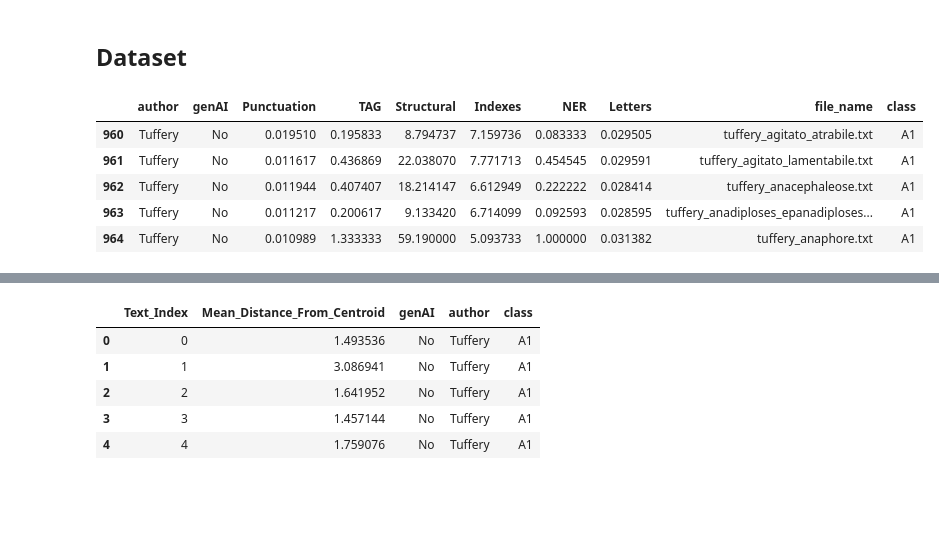
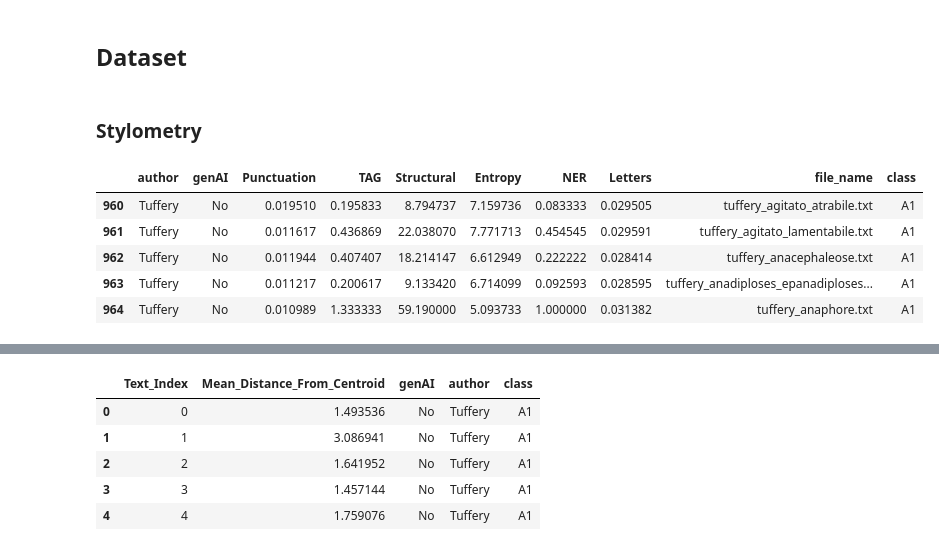
Before and after one commit to sma-libra/style-embedding-sensitivity, a Jupyter notebook: Results/4.3_stylistic_influence_of_gen_AI.ipynb, the cells around one changed output, grey strips where cells are left out. Saved outputs shown, nothing was run; the diff lists cells and outputs as text; code cells hidden in the pictures; blank space fills up the shorter version.

```diff
--- a/Results/4.3_stylistic_influence_of_gen_AI.ipynb
+++ b/Results/4.3_stylistic_influence_of_gen_AI.ipynb
@@ -135,18 +91,24 @@ stylo_df_fr = pd.read_excel('/content/drive/MyDrive/style-extension/FRENCH/Résu
+# %% [markdown]
+### Stylometry
+# %%
+stylo_df_fr = pd.read_excel('./stylo_terreau_df.xlsx')
 # %%
-stylo_df_A1_fr = stylo_df_fr[stylo_df_fr['author'] == "Tuffery"]
-stylo_df_A2_fr = stylo_df_fr[stylo_df_fr['genAI'] != "No"]
-stylo_df_A1_A2_fr = pd.concat([stylo_df_A1_fr, stylo_df_A2_fr], axis=0)
+stylo_df_tuffery_ref = stylo_df_fr[stylo_df_fr['author'] == "Tuffery"]
+stylo_df_style_gen = stylo_df_fr[stylo_df_fr['genAI'] != "No"]
+stylo_df_TS_gen= pd.concat([stylo_df_tuffery_ref, stylo_df_style_gen], axis=0)
 
-stylo_df_A1_A2_fr = stylo_df_A1_A2_fr.rename(columns={"id": "file_name", "Unnamed: 0":"id"})
-stylo_df_A1_A2_fr = stylo_df_A1_A2_fr.drop(columns=["text_id",
-                                                    # "Other Features",
+stylo_df_TS_gen = stylo_df_TS_gen.rename(columns={"id": "file_name", "Unnamed: 0":"id"})
+stylo_df_TS_gen = stylo_df_TS_gen.drop(columns=["text_id",
                                                     "id"])
+stylo_df_TS_gen = stylo_df_TS_gen.rename(columns={'Indexes': 'Entropy'})
 
-stylo_df_A1_A2_fr["class"] = stylo_df_A1_A2_fr["genAI"].map({"No": "A1", "mistral": "A2", "gpt": "A2", "gemini":"A2"})
+stylo_df_TS_gen["class"] = stylo_df_TS_gen["genAI"].map({"No": "A1", "mistral": "A2", "gpt": "A2", "gemini":"A2"})
+
+stylo_df = stylo_df_TS_gen
 # %%
-stylo_df_A1_A2_fr.head()
+stylo_df.head()
 # %% [output]
-|  | author | genAI | Punctuation | TAG | Structural | Indexes | NER | Letters | file_name | class |
+|  | author | genAI | Punctuation | TAG | Structural | Entropy | NER | Letters | file_name | class |
 | 960 | Tuffery | No | 0.019510 | 0.195833 | 8.794737 | 7.159736 | 0.083333 | 0.029505 | tuffery_agitato_atrabile.txt | A1 |
 | 961 | Tuffery | No | 0.011617 | 0.436869 | 22.038070 | 7.771713 | 0.454545 | 0.029591 | tuffery_agitato_lamentabile.txt | A1 |
 | 962 | Tuffery | No | 0.011944 | 0.407407 | 18.214147 | 6.612949 | 0.222222 | 0.028414 | tuffery_anacephaleose.txt | A1 |
```
Also changed, not shown: parts of 30 cells of this notebook, 2 other files.
